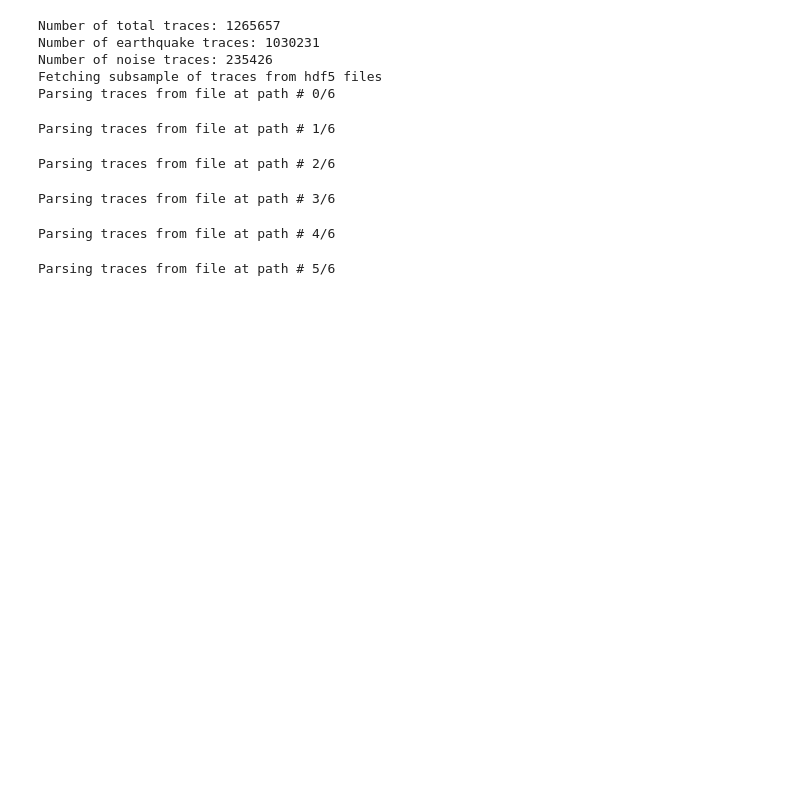
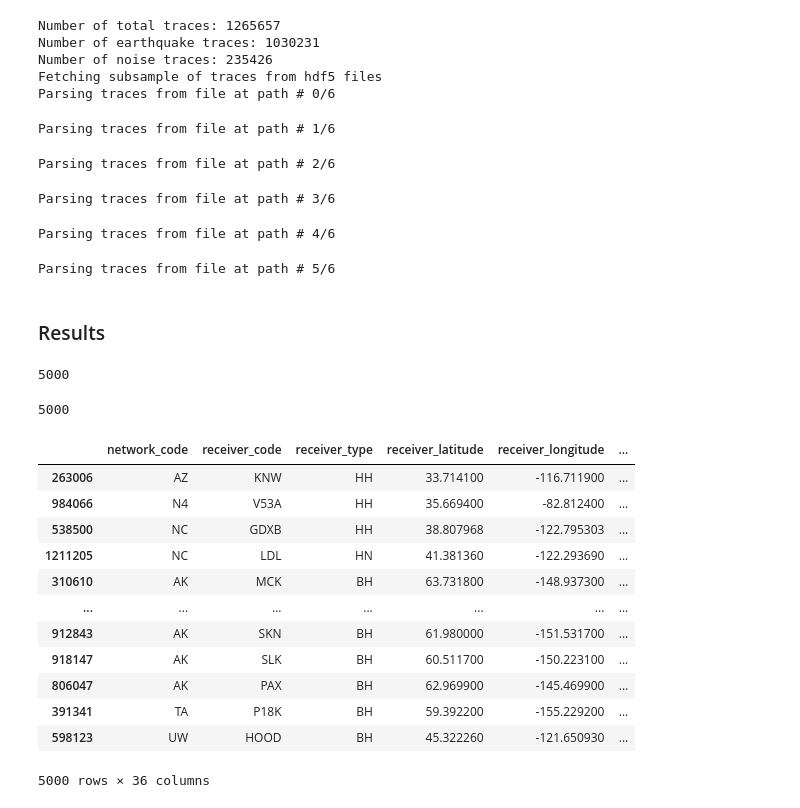
Before and after one commit to kaelynn-rose/Earthquake_Detection, a Jupyter notebook: notebooks/data_preprocessing.ipynb, the cells around one changed output. Drawn from its saved outputs; the diff is of its cells as text; code cells hidden in the pictures; blank space fills up the shorter version.

```diff
--- a/notebooks/data_preprocessing.ipynb
+++ b/notebooks/data_preprocessing.ipynb
@@ -27,3 +38,29 @@ Parsing traces from file at path # 2/6
 Parsing traces from file at path # 3/6
 Parsing traces from file at path # 4/6
 Parsing traces from file at path # 5/6
+# %% [markdown]
+### Results
+# %%
+len(raw_signals)
+# %% [output]
+5000
+# %%
+len (imgs)
+# %% [output]
+5000
+# %%
+metadata
+# %% [output]
+|  | network_code | receiver_code | receiver_type | receiver_latitude | receiver_longitude | ... |
+| 263006 | AZ | KNW | HH | 33.714100 | -116.711900 | ... |
+| 984066 | N4 | V53A | HH | 35.669400 | -82.812400 | ... |
+| 538500 | NC | GDXB | HH | 38.807968 | -122.795303 | ... |
+| 1211205 | NC | LDL | HN | 41.381360 | -122.293690 | ... |
+| 310610 | AK | MCK | BH | 63.731800 | -148.937300 | ... |
+| ... | ... | ... | ... | ... | ... | ... |
+| 912843 | AK | SKN | BH | 61.980000 | -151.531700 | ... |
+| 918147 | AK | SLK | BH | 60.511700 | -150.223100 | ... |
+| 806047 | AK | PAX | BH | 62.969900 | -145.469900 | ... |
+| 391341 | TA | P18K | BH | 59.392200 | -155.229200 | ... |
+| 598123 | UW | HOOD | BH | 45.322260 | -121.650930 | ... |
+5000 rows × 36 columns
```
Also changed, not shown: parts of 7 cells of this notebook, 1 other file.
